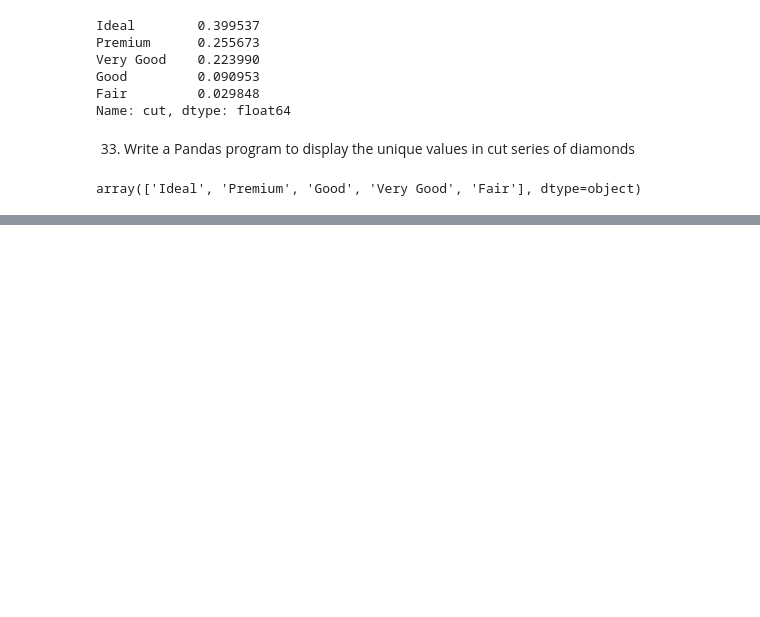
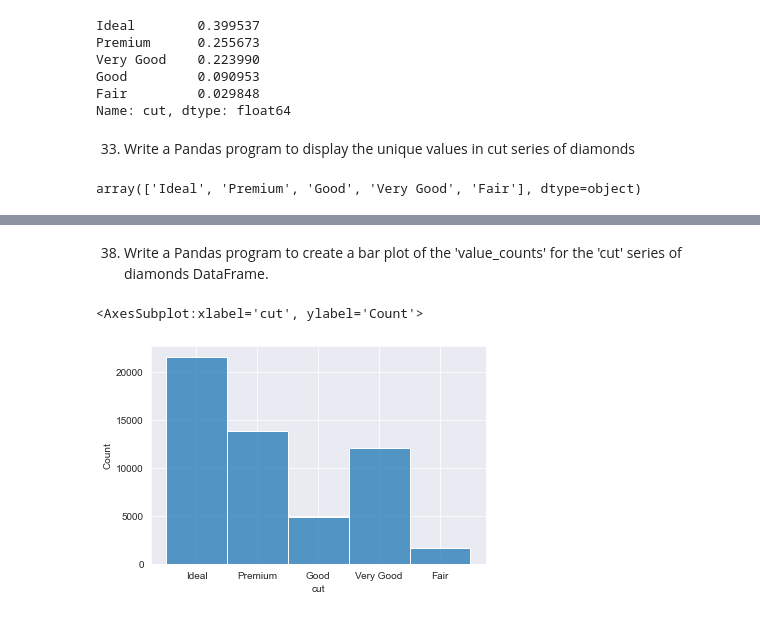
Before and after one commit to odinicc/Data-Practice, a Jupyter notebook: 23 Pandas Practise/Dimonds_2.ipynb, the cells around one changed output, grey strips where cells are left out. Drawn from its saved outputs; the diff is of its cells as text; code cells hidden in the pictures; blank space fills up the shorter version.

```diff
--- a/23 Pandas Practise/Dimonds_2.ipynb
+++ b/23 Pandas Practise/Dimonds_2.ipynb
@@ -36,0 +59,7 @@ array(['Ideal', 'Premium', 'Good', 'Very Good', 'Fair'], dtype=object)
+# %% [markdown]
+38. Write a Pandas program to create a bar plot of the 'value_counts' for the 'cut' series of diamonds DataFrame.
+# %%
+sns.histplot(data = diamonds,x= 'cut',stat='count')
+# %% [output]
+<AxesSubplot:xlabel='cut', ylabel='Count'>
+[figure, added]
```
Also changed, not shown: parts of 26 cells of this notebook.
